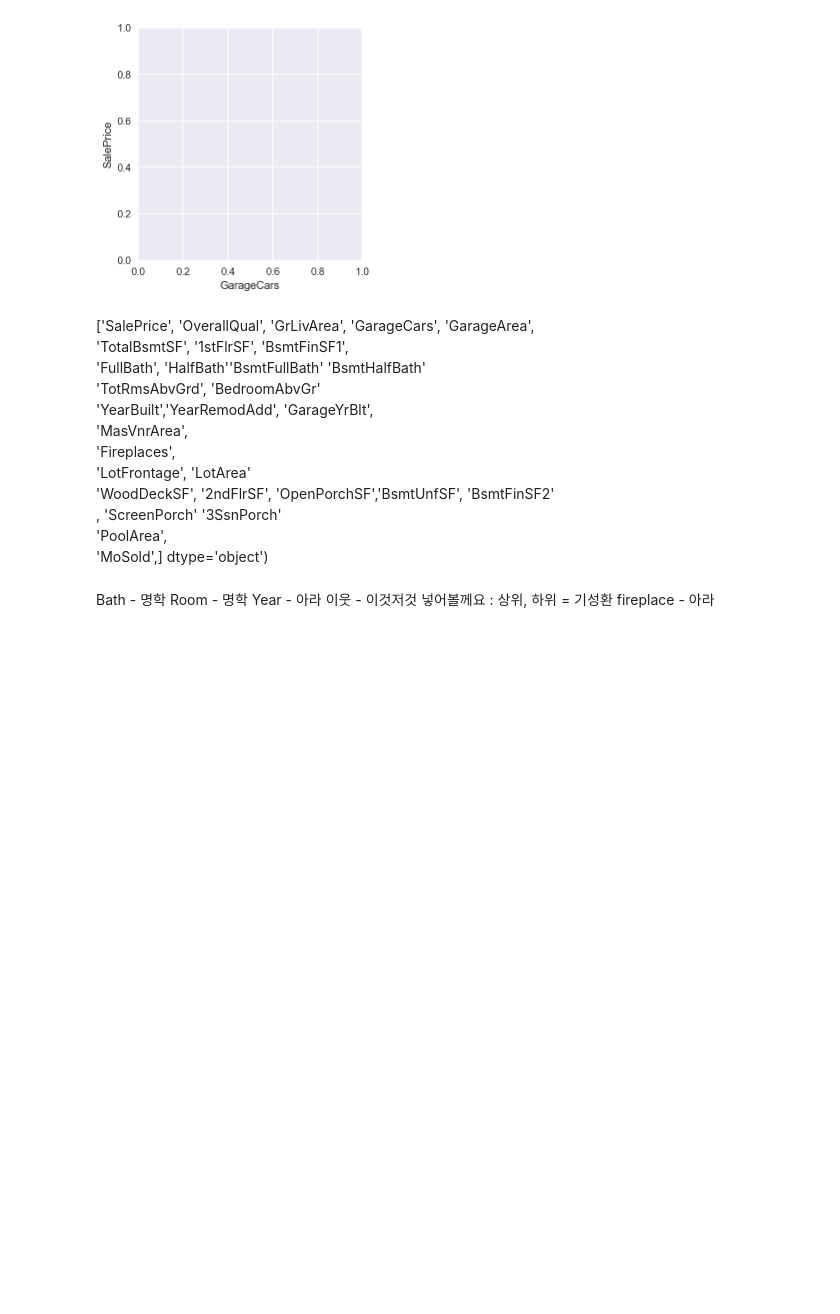
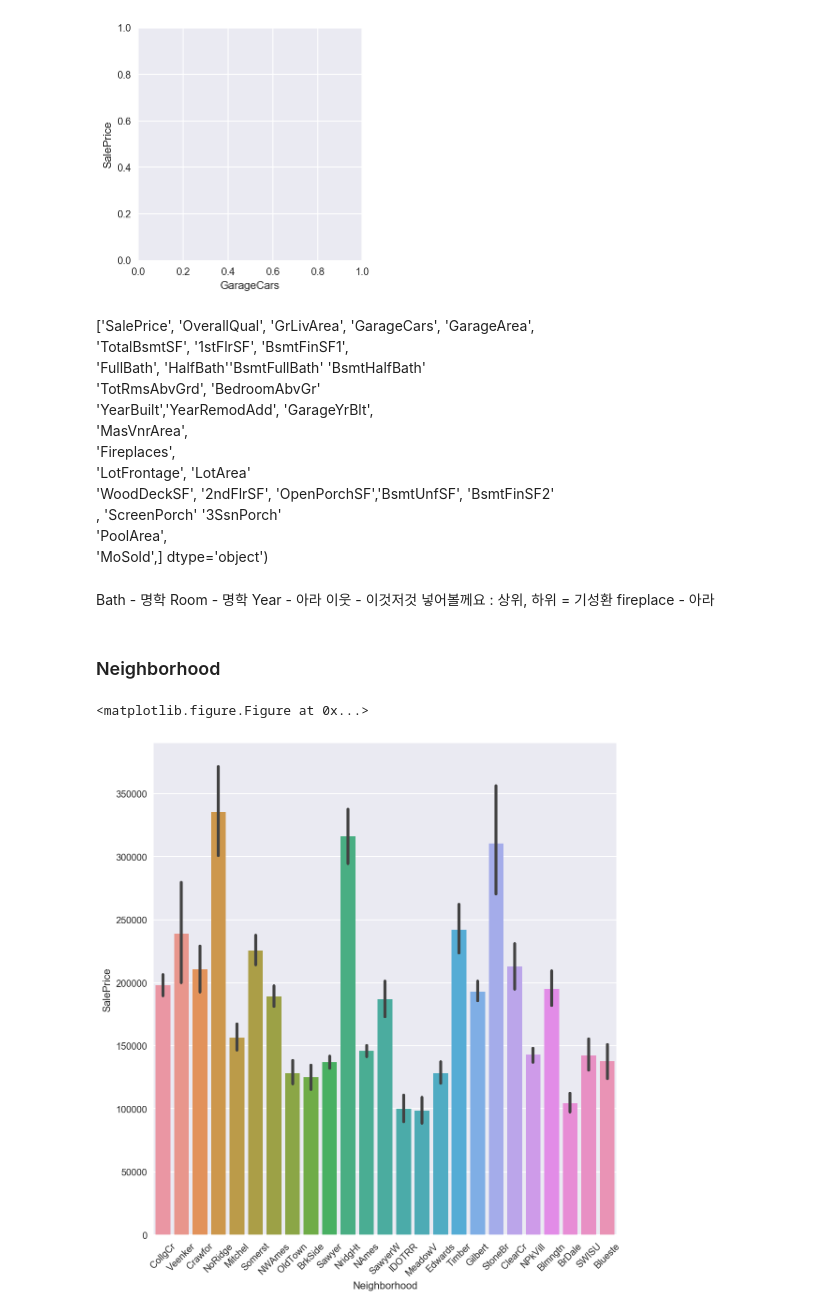
Before and after one commit to kish191919/House_Price_Project_by_Python, a Jupyter notebook: House_Prediction_Project_rev1.ipynb, the cells around one changed output. Cells and saved outputs as stored; diff of their text form; code cells hidden in the pictures; blank space fills up the shorter version.

```diff
--- a/House_Prediction_Project_rev1.ipynb
+++ b/House_Prediction_Project_rev1.ipynb
@@ -289,3 +287,13 @@ Room - 명학
 Year - 아라
 이웃 - 이것저것 넣어볼께요 : 상위, 하위 = 기성환
 fireplace - 아라
+# %% [markdown]
+### Neighborhood
+# %%
+plt.figure(figsize = (8, 12))
+g = sns.factorplot(x = "Neighborhood", y="SalePrice", data=df_train, size =8, kind="bar")
+g.set_xticklabels(rotation=45)
+plt.show()
+# %% [output]
+<matplotlib.figure.Figure at 0x...>
+[figure, added]
```
Also changed, not shown: parts of 5 cells of this notebook.
